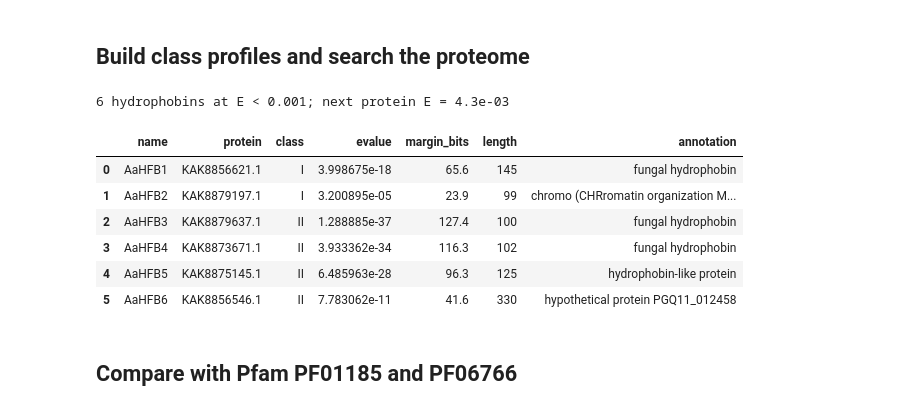
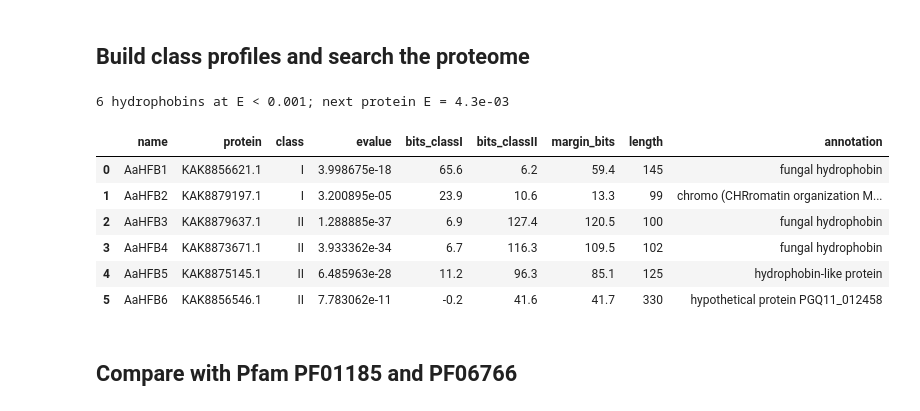
Before and after one commit to TerpmikaelAAU/hydrophobin-hmm, a Jupyter notebook: hydrophobins.ipynb, the cells around one changed output. Cells and saved outputs as stored; diff of their text form; code cells hidden in the pictures.

```diff
--- a/hydrophobins.ipynb
+++ b/hydrophobins.ipynb
@@ -71,52 +72,63 @@ print(refs["class"].value_counts().to_dict(), "references;", len(proteome), "pro
 # %%
 aligner = Aligner(guide_tree="upgma")
 hmms = {}
 for cls, group in refs.groupby("class"):
     aln = aligner.align([Sequence(n.encode(), s.encode())
                          for n, s in zip(group["name"], group["sequence"])])
     msa = TextMSA(name=f"hydrophobin_class{cls}".encode(),
                   sequences=[TextSequence(name=a.id, sequence=a.sequence.decode()) for a in aln])
     hmms[cls], _, _ = Builder(ABC).build_msa(msa.digitize(ABC), Background(ABC))
 
 with open(OUT / "class_profiles.hmm", "wb") as fh:
     for hmm in hmms.values():
         hmm.write(fh)
 
 with SequenceFile(PROTEOME, digital=True, alphabet=ABC) as sf:
     targets = sf.read_block()
 
-scores = {}
-for cls, hmm in hmms.items():
+name_of = lambda x: x.decode() if isinstance(x, bytes) else x
+evalues = {}
+for hmm in hmms.values():
     for hits in hmmsearch([hmm], targets, E=1.0):
         for hit in hits:
-            scores.setdefault(hit.name.decode() if isinstance(hit.name, bytes) else hit.name,
-                              {})[cls] = (hit.score, hit.evalue)
+            acc = name_of(hit.name)
+            evalues[acc] = min(evalues.get(acc, 1.0), hit.evalue)
 
-ranked = []
-for acc, s in scores.items():
-    best = max(s, key=lambda c: s[c][0])
-    runner_up = max((s[c][0] for c in s if c != best), default=0.0)
-    ranked.append({"protein": acc, "class": best, "evalue": s[best][1],
-                   "margin_bits": round(s[best][0] - runner_up, 1)})
-ranked = pd.DataFrame(ranked).sort_values("evalue")
+# hmmsearch drops the weaker profile's hit, so rescore every hit against both
+# profiles with the heuristic filters off to get a real bit-score margin
+by_name = {name_of(s.name): s for s in targets}
+rows = []
+for acc, evalue in evalues.items():
+    if evalue >= E_CUTOFF:
+        continue
+    block = DigitalSequenceBlock(ABC, [by_name[acc]])
+    bits = {}
+    for cls, hmm in hmms.items():
+        pipeline = Pipeline(ABC, Z=len(targets), F1=1.0, F2=1.0, F3=1.0,
+                            bias_filter=False, T=-1e6, domT=-1e6)
+        bits[cls] = max((h.score for h in pipeline.search_hmm(hmm, block)), default=float("nan"))
+    best = max(bits, key=bits.get)
+    rows.append({"protein": acc, "class": best, "evalue": evalue,
+                 **{f"bits_class{c}": round(b, 1) for c, b in bits.items()},
+                 "margin_bits": round(bits[best] - min(bits.values()), 1)})
 
-hfb = ranked[ranked["evalue"] < E_CUTOFF].sort_values(["class", "evalue"]).reset_index(drop=True)
+hfb = pd.DataFrame(rows).sort_values(["class", "evalue"]).reset_index(drop=True)
 hfb.insert(0, "name", [f"{PREFIX}{i}" for i in range(1, len(hfb) + 1)])
 hfb["length"] = [len(proteome[p][1]) for p in hfb["protein"]]
 hfb["annotation"] = [proteome[p][0] for p in hfb["protein"]]
 
-next_best = ranked[ranked["evalue"] >= E_CUTOFF]["evalue"].min()
+next_best = min(e for e in evalues.values() if e >= E_CUTOFF)
 print(f"{len(hfb)} hydrophobins at E < {E_CUTOFF:g}; next protein E = {next_best:.1e}")
 hfb
 # %% [output]
 6 hydrophobins at E < 0.001; next protein E = 4.3e-03
-|  | name | protein | class | evalue | margin_bits | length | annotation |
-| 0 | AaHFB1 | KAK8856621.1 | I | 3.998675e-18 | 65.6 | 145 | fungal hydrophobin |
-| 1 | AaHFB2 | KAK8879197.1 | I | 3.200895e-05 | 23.9 | 99 | chromo (CHRromatin organization M... |
-| 2 | AaHFB3 | KAK8879637.1 | II | 1.288885e-37 | 127.4 | 100 | fungal hydrophobin |
-| 3 | AaHFB4 | KAK8873671.1 | II | 3.933362e-34 | 116.3 | 102 | fungal hydrophobin |
-| 4 | AaHFB5 | KAK8875145.1 | II | 6.485963e-28 | 96.3 | 125 | hydrophobin-like protein |
-| 5 | AaHFB6 | KAK8856546.1 | II | 7.783062e-11 | 41.6 | 330 | hypothetical protein PGQ11_012458 |
+|  | name | protein | class | evalue | bits_classI | bits_classII | margin_bits | length | annotation |
+| 0 | AaHFB1 | KAK8856621.1 | I | 3.998675e-18 | 65.6 | 6.2 | 59.4 | 145 | fungal hydrophobin |
+| 1 | AaHFB2 | KAK8879197.1 | I | 3.200895e-05 | 23.9 | 10.6 | 13.3 | 99 | chromo (CHRromatin organization M... |
+| 2 | AaHFB3 | KAK8879637.1 | II | 1.288885e-37 | 6.9 | 127.4 | 120.5 | 100 | fungal hydrophobin |
+| 3 | AaHFB4 | KAK8873671.1 | II | 3.933362e-34 | 6.7 | 116.3 | 109.5 | 102 | fungal hydrophobin |
+| 4 | AaHFB5 | KAK8875145.1 | II | 6.485963e-28 | 11.2 | 96.3 | 85.1 | 125 | hydrophobin-like protein |
+| 5 | AaHFB6 | KAK8856546.1 | II | 7.783062e-11 | -0.2 | 41.6 | 41.7 | 330 | hypothetical protein PGQ11_012458 |
 # %% [markdown]
 ## Compare with Pfam PF01185 and PF06766
 # %%
```
Also changed, not shown: parts of 3 cells of this notebook, 1 other file.
